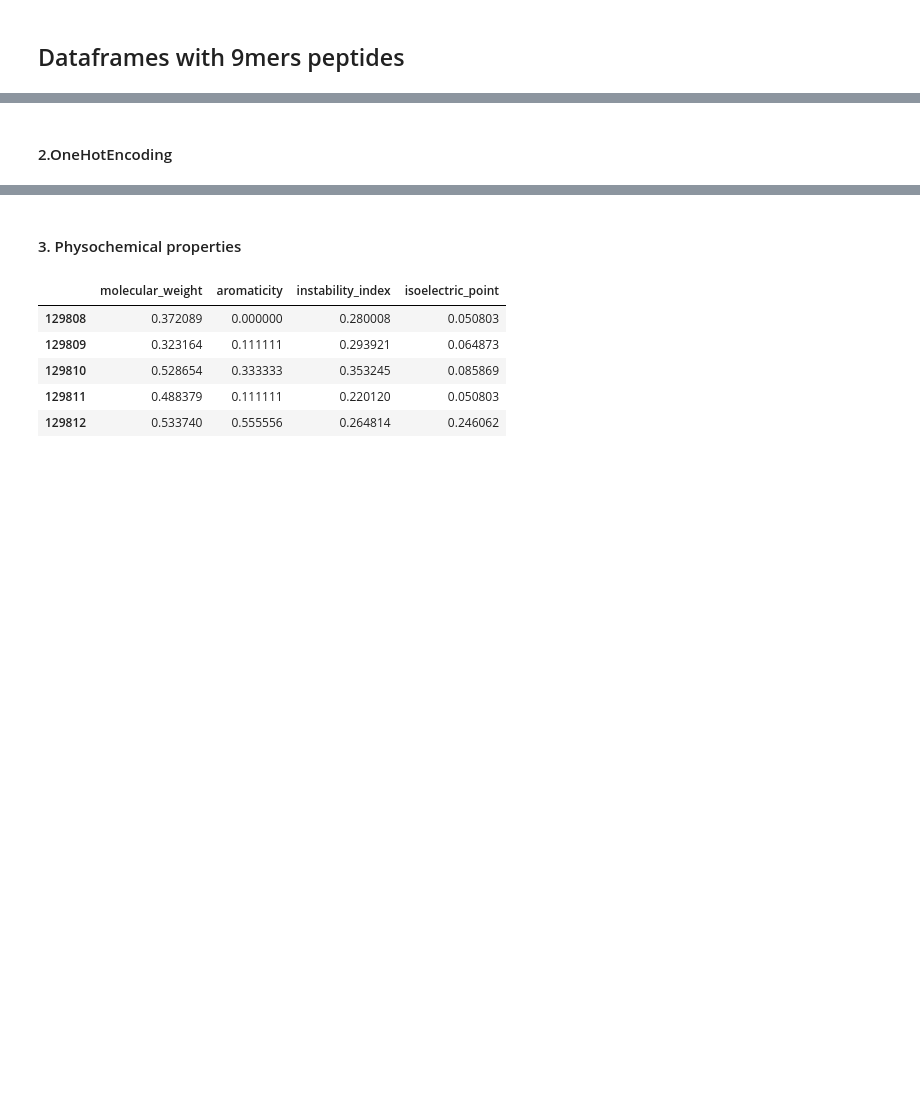
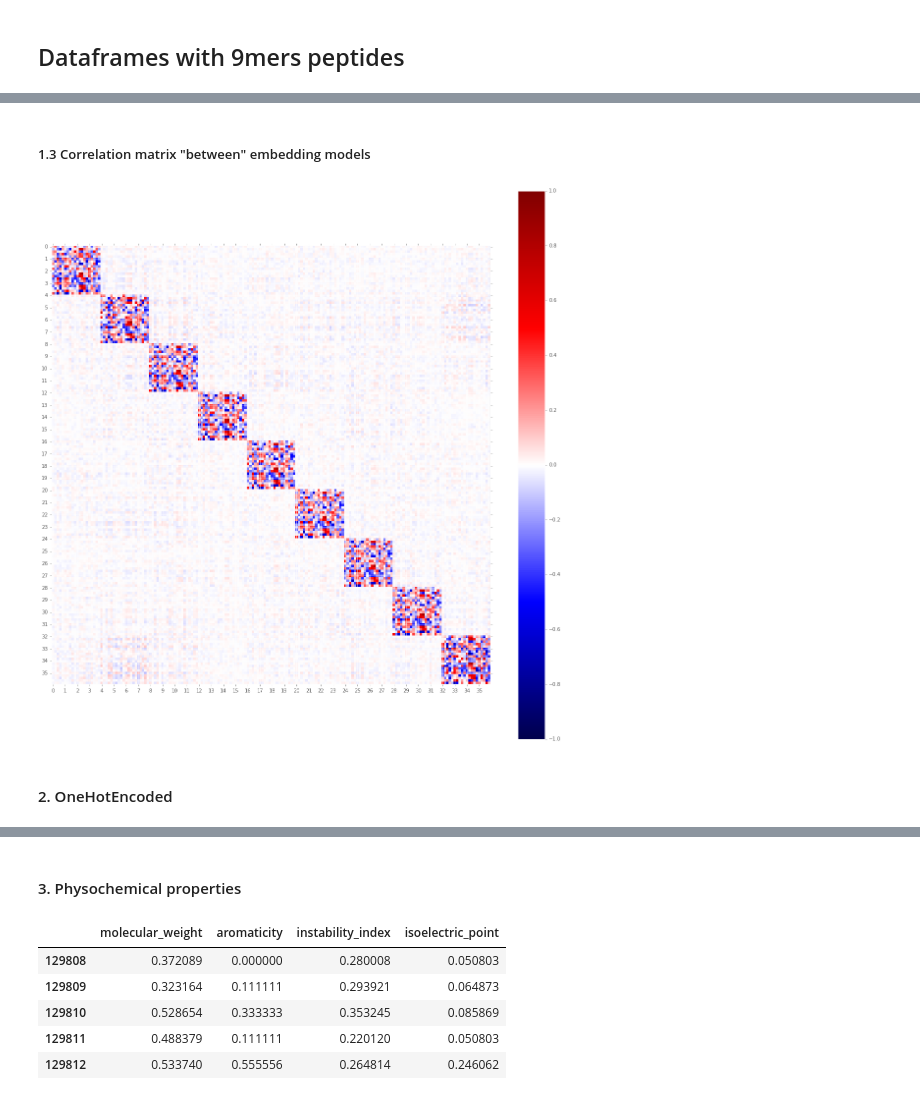
Before and after one commit to rudolphyo/MHystic, a Jupyter notebook: xgb.ipynb, the cells around one changed output, grey strips where cells are left out. Drawn from its saved outputs; the diff is of its cells as text; code cells hidden in the pictures; blank space fills up the shorter version.

Commit message:
correlation matrix between embedding models

```diff
--- a/xgb.ipynb
+++ b/xgb.ipynb
@@ -243,13 +247,16 @@ else:
 # %%
 if os.path.exists("protein_model.pkl"):
     # If model was already trained then just load it.
-    w2v1gb = gensim.models.Doc2Vec.load("protein_model.pkl")
+    w2v_proteins = gensim.models.Doc2Vec.load("protein_model.pkl")
 else:
     # Else let's train and save it for later reuse
-    w2v1gb = train_seq2vec("../mhc/uniprot-human.fasta")
-    w2v1gb.save("protein_model.pkl")
+    w2v_proteins = train_seq2vec("../mhc/uniprot-human.fasta")
+    w2v_proteins.save("protein_model.pkl")
 
-
-seq2vec9mers = pd.DataFrame(peptides9mers.apply(partial(seq2vec, w2v1gb))).reset_index(drop=True)
-seq2vec9mers = pd.DataFrame(list(seq2vec9mers.sequence))
-seq2vec9mers.tail()
+if os.path.exists("peptides_model.pkl"):
+    # If model was already trained then just load it.
+    w2v_peptides = gensim.models.Doc2Vec.load("peptides_model.pkl")
+else:
+    # Else let's train and save it for later reuse
+    w2v_peptides = train_seq2vec(sequences)
+    w2v_peptides.save("peptides_model.pkl")
@@ -271,0 +268,4 @@ seq2vec9mers.tail()
+# %%
+seq2vec9mers_proteins = pd.DataFrame(peptides9mers.apply(partial(seq2vec, w2v_proteins))).reset_index(drop=True)
+seq2vec9mers_proteins = pd.DataFrame(list(seq2vec9mers_proteins.sequence))
+seq2vec9mers_proteins.tail()
@@ -271,0 +282,4 @@ seq2vec9mers.tail()
+# %%
+seq2vec9mers_peptides = pd.DataFrame(peptides9mers.apply(partial(seq2vec, w2v_peptides))).reset_index(drop=True)
+seq2vec9mers_peptides = pd.DataFrame(list(seq2vec9mers_peptides.sequence))
+seq2vec9mers_peptides.tail()
@@ -272,5 +294,18 @@ seq2vec9mers.tail()
+# %% [markdown]
+##### 1.3 Correlation matrix "between" embedding models
+# %%
+embedding_columns = seq2vec9mers_peptides.columns
+correlation_matrix = seq2vec9mers_peptides.apply(lambda embedding_columns: seq2vec9mers_proteins.corrwith(embedding_columns))
+# %%
+plt.figure(figsize = (20, 20))
+plt.imshow(correlation_matrix, cmap='seismic', interpolation='none', vmin=-1, vmax=1, )
+plt.colorbar()
+x_ = plt.xticks(np.arange(0, 180, 5),correlation_matrix.columns)
+y_ = plt.yticks(np.arange(0, 180, 5),correlation_matrix.columns)
+# %% [output]
+[figure, added]
 # %% [markdown]
-#### 2.OneHotEncoding
+#### 2. OneHotEncoded
 # %%
 OneHot9mers = to_one_hot(Bdata, 9)
 OneHot9mers.tail()
```
Also changed, not shown: parts of 15 cells of this notebook.
